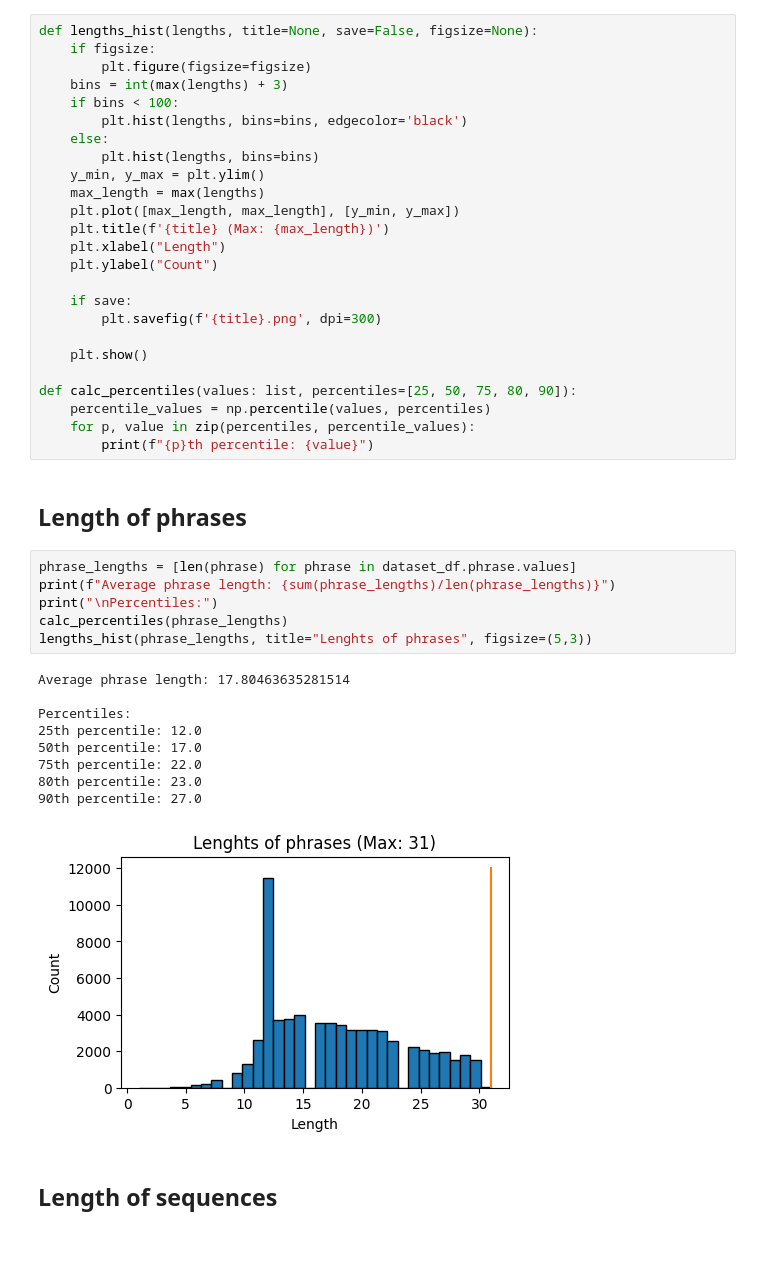
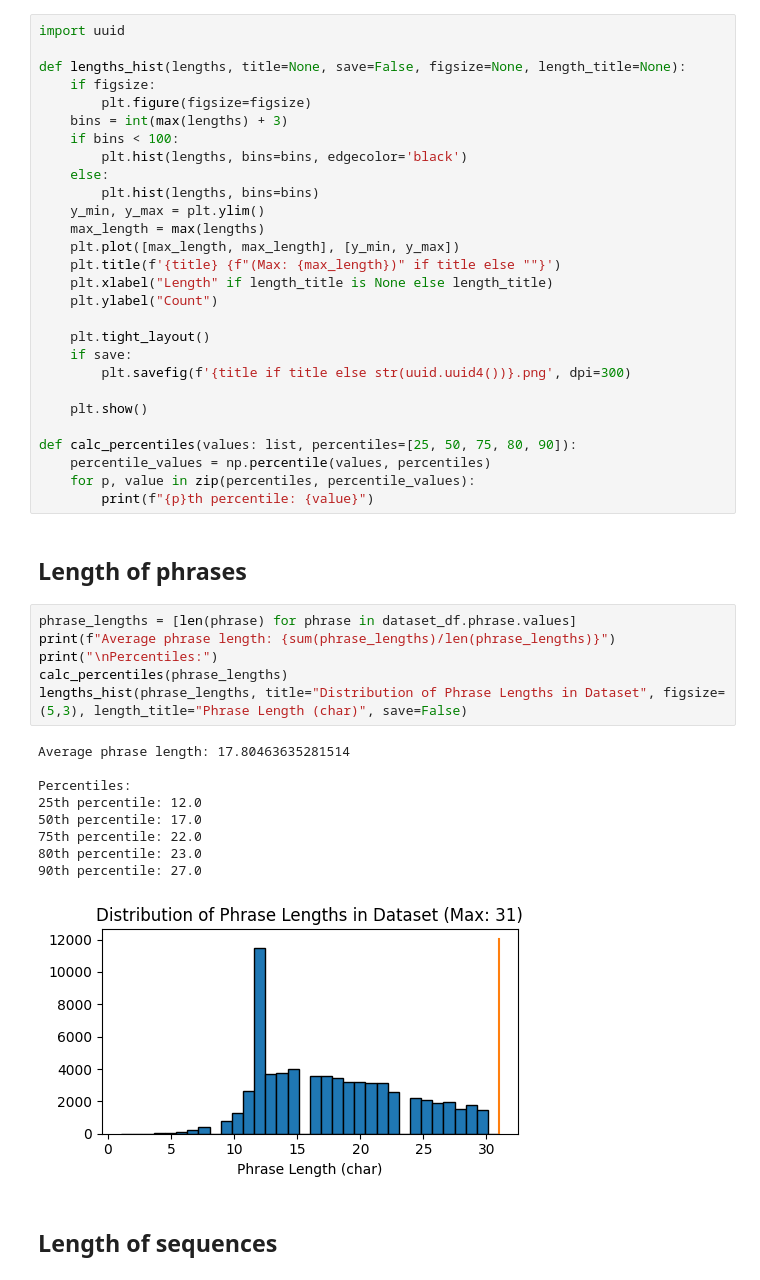
Before and after one commit to dancsomarci/asl-neural-graph-translation, a Jupyter notebook: continuous_fingerspelling/data_handling.ipynb, the cells around one changed output. Cells and saved outputs as stored; diff of their text form; blank space fills up the shorter version.

```diff
--- a/continuous_fingerspelling/data_handling.ipynb
+++ b/continuous_fingerspelling/data_handling.ipynb
@@ -214,7 +214,9 @@ plt.show()
 # %% [markdown]
 # Statistics
 # %%
-def lengths_hist(lengths, title=None, save=False, figsize=None):
+import uuid
+
+def lengths_hist(lengths, title=None, save=False, figsize=None, length_title=None):
     if figsize:
         plt.figure(figsize=figsize)
     bins = int(max(lengths) + 3)
@@ -225,12 +227,13 @@ def lengths_hist(lengths, title=None, save=False, figsize=None):
     y_min, y_max = plt.ylim()
     max_length = max(lengths)
     plt.plot([max_length, max_length], [y_min, y_max])
-    plt.title(f'{title} (Max: {max_length})')
-    plt.xlabel("Length")
+    plt.title(f'{title} {f"(Max: {max_length})" if title else ""}')
+    plt.xlabel("Length" if length_title is None else length_title)
     plt.ylabel("Count")
 
+    plt.tight_layout()
     if save:
-        plt.savefig(f'{title}.png', dpi=300)
+        plt.savefig(f'{title if title else str(uuid.uuid4())}.png', dpi=300)
 
     plt.show()
 
@@ -243,19 +246,19 @@ def calc_percentiles(values: list, percentiles=[25, 50, 75, 80, 90]):
 # %%
 phrase_lengths = [len(phrase) for phrase in dataset_df.phrase.values]
 print(f"Average phrase length: {sum(phrase_lengths)/len(phrase_lengths)}")
 print("\nPercentiles:")
 calc_percentiles(phrase_lengths)
-lengths_hist(phrase_lengths, title="Lenghts of phrases", figsize=(5,3))
+lengths_hist(phrase_lengths, title="Distribution of Phrase Lengths in Dataset", figsize=(5,3), length_title="Phrase Length (char)", save=False)
 # %% [output]
 Average phrase length: 17.80463635281514
 
 Percentiles:
 25th percentile: 12.0
 50th percentile: 17.0
 75th percentile: 22.0
 80th percentile: 23.0
 90th percentile: 27.0
-[figure, old version]
+[figure, new version]
 # %% [markdown]
 ## Length of sequences
 # %%
```
Also changed, not shown: parts of 4 cells of this notebook, 2 other files.
